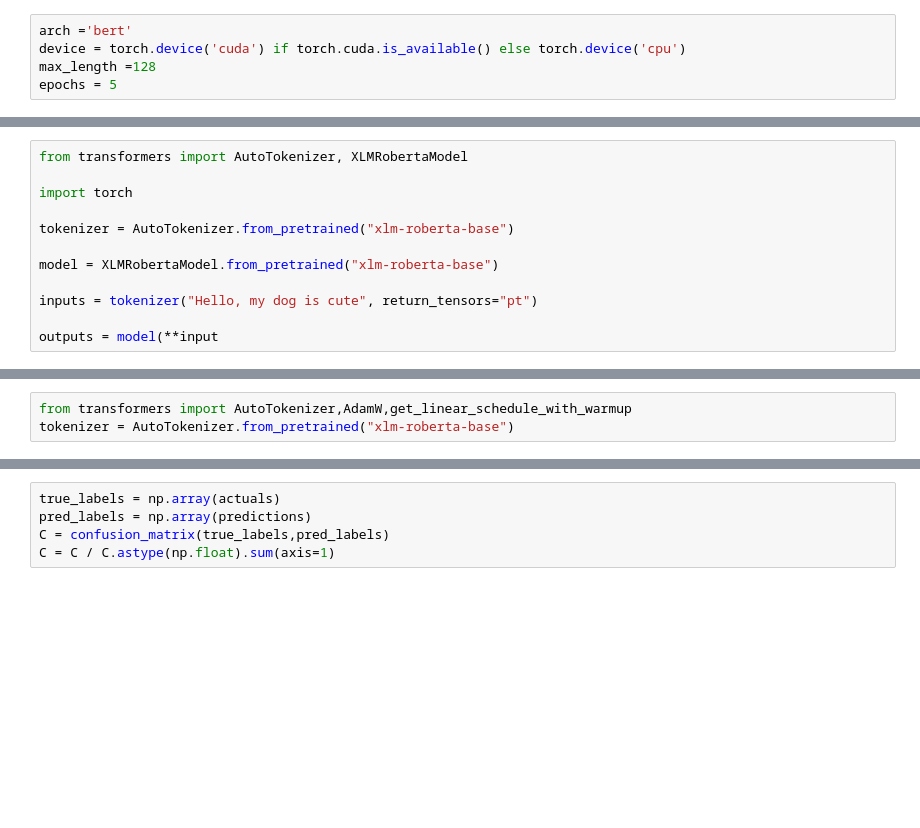
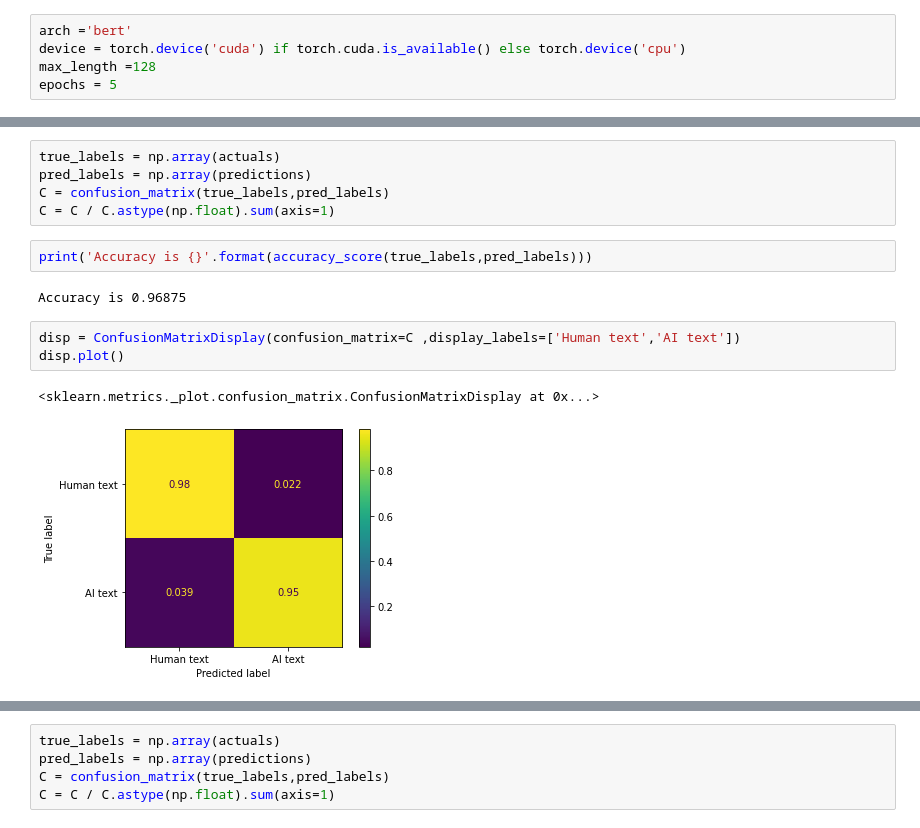
Before and after one commit to Akola-Mbey-Denis/AITextDetector, a Jupyter notebook: Demo_AI_Text_Classification.ipynb, the cells around one changed output, grey strips where cells are left out. Saved outputs shown, nothing was run; the diff lists cells and outputs as text; blank space fills up the shorter version.

```diff
--- a/Demo_AI_Text_Classification.ipynb
+++ b/Demo_AI_Text_Classification.ipynb
@@ -598,12 +191,0 @@ with torch.no_grad():
-# %%
-from transformers import AutoTokenizer, XLMRobertaModel
-
-import torch
-
-tokenizer = AutoTokenizer.from_pretrained("xlm-roberta-base")
-
-model = XLMRobertaModel.from_pretrained("xlm-roberta-base")
-
-inputs = tokenizer("Hello, my dog is cute", return_tensors="pt")
-
-outputs = model(**input
@@ -652,3 +191,0 @@ model_xlm.cuda()
-# %%
-from transformers import AutoTokenizer,AdamW,get_linear_schedule_with_warmup
-tokenizer = AutoTokenizer.from_pretrained("xlm-roberta-base")
@@ -711,0 +282,15 @@ with torch.no_grad():
+# %%
+true_labels = np.array(actuals)
+pred_labels = np.array(predictions)
+C = confusion_matrix(true_labels,pred_labels)
+C = C / C.astype(np.float).sum(axis=1)
+# %%
+print('Accuracy is {}'.format(accuracy_score(true_labels,pred_labels)))
+# %% [output]
+Accuracy is 0.96875
+# %%
+disp = ConfusionMatrixDisplay(confusion_matrix=C ,display_labels=['Human text','AI text'])
+disp.plot()
+# %% [output]
+<sklearn.metrics._plot.confusion_matrix.ConfusionMatrixDisplay at 0x...>
+[figure, added]
```
Also changed, not shown: parts of 61 cells of this notebook, 15 other files.
